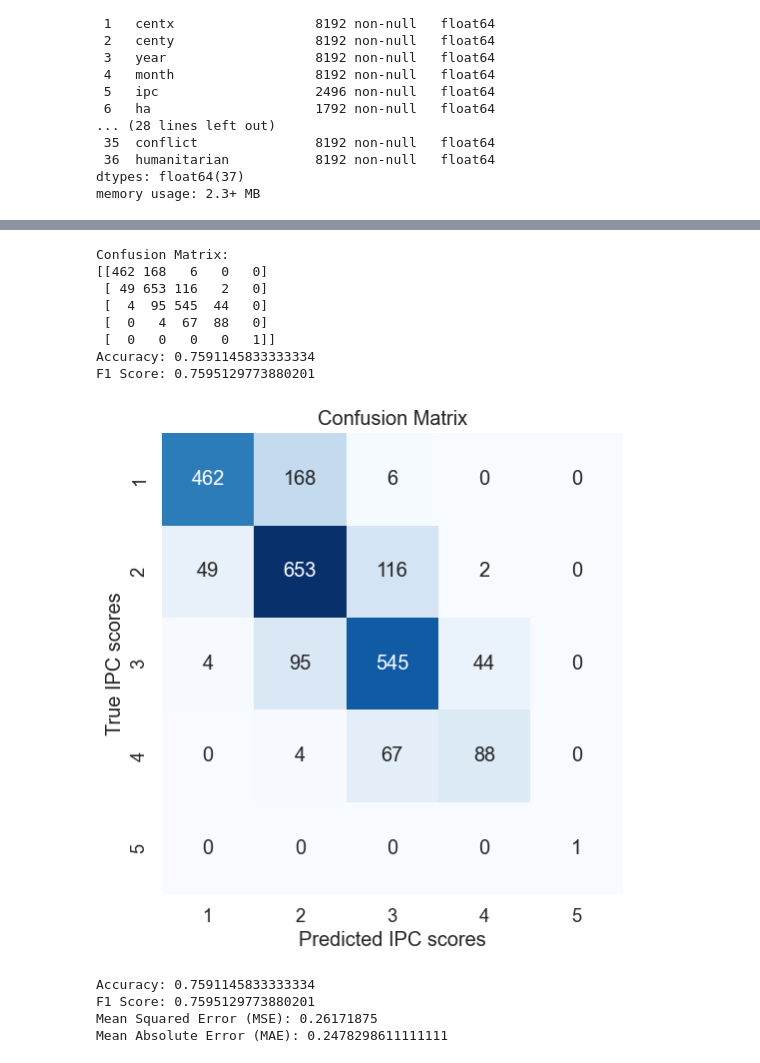
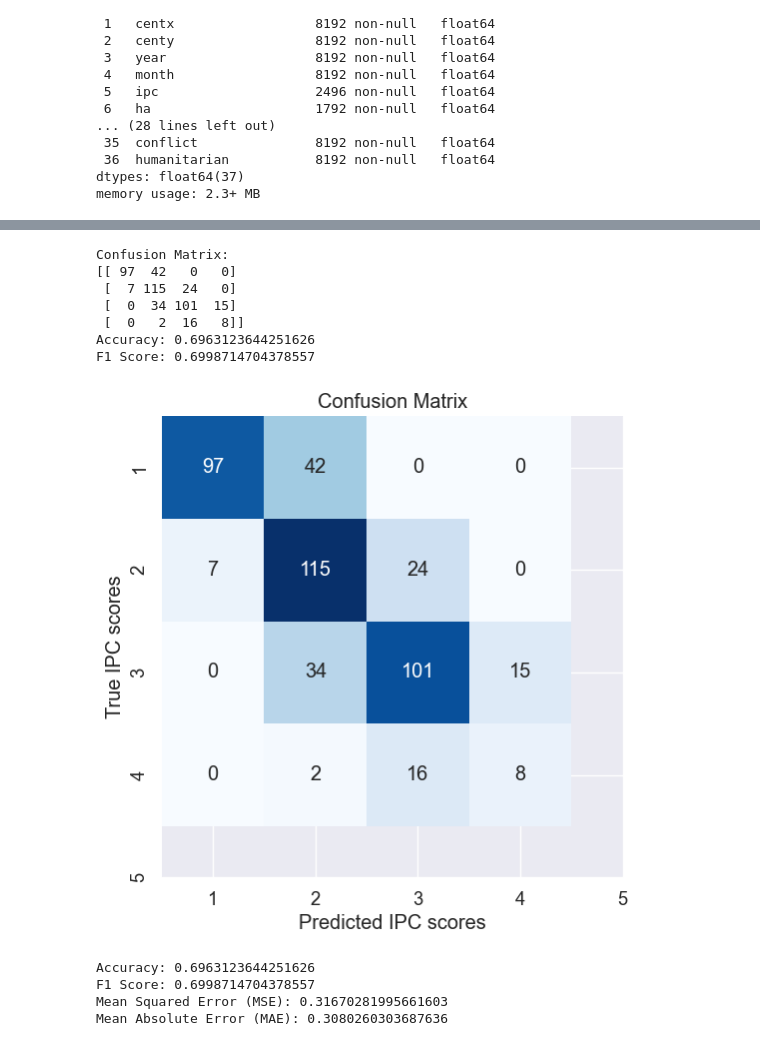
Before and after one commit to EKarasevnl/DC3-Group-13, a Jupyter notebook: predictions_modified.ipynb, the cells around one changed output, grey strips where cells are left out. Drawn from its saved outputs; the diff is of its cells as text; code cells hidden in the pictures.

```diff
--- a/predictions_modified.ipynb
+++ b/predictions_modified.ipynb
@@ -593,10 +564,12 @@ class HungerModel(nn.Module):
     def __init__(self, input_size, num_classes):
         super(HungerModel, self).__init__()
         self.linear_layer_1 = nn.Linear(input_size, 64)
+        self.relu = nn.ReLU()
         self.linear_layer_2 = nn.Linear(64, num_classes)
 
     def forward(self, x):
-        x = torch.relu(self.linear_layer_1(x))
+        x = self.linear_layer_1(x)
+        x = self.relu(x)
         x = self.linear_layer_2(x)
         return x
 
@@ -694,7 +668,7 @@ combined_dataset = ConcatDataset([
 combined_loader = DataLoader(combined_dataset, batch_size=64, shuffle=False)
 
 with torch.no_grad():
-    for batch in combined_loader:
+    for batch in test_loader:
         inputs, labels = batch
         outputs = model(inputs)
         # Apply softmax and get predicted classes using argmax
@@ -720,45 +694,44 @@ print("F1 Score:", f1)
 # Calculate MSE and MAE
 # Calculate MSE and MAE
 
 # Create a confusion matrix heatmap
 plt.figure(figsize=(8, 6))
 sns.set(font_scale=1.2)  # Adjust font size if needed
 sns.heatmap(confusion, annot=True, fmt='d', cmap='Blues', cbar=False, square=True,
             xticklabels=[str(i+1) for i in range(num_classes)],
             yticklabels=[str(i+1) for i in range(num_classes)])
 plt.xlabel('Predicted IPC scores')
 plt.ylabel('True IPC scores')
 plt.title('Confusion Matrix')
 plt.show()
 
 print("Accuracy:", accuracy)
 print("F1 Score:", f1)
 # ... (remaining code for MSE and MAE)
 
 # Convert true_labels to one-hot encoded format
 num_classes = 5  # Assuming you have 5 classes
 true_labels_onehot = np.zeros((len(true_labels), num_classes))
 true_labels_onehot[np.arange(len(true_labels)), true_labels] = 1
 
 mse = np.mean(np.square(np.array(predicted_labels) - [i[0] for i in true_labels]))
 mae = np.mean(np.abs(np.array(predicted_labels) - [i[0] for i in true_labels]))
 
 print("Mean Squared Error (MSE):", mse)
 print("Mean Absolute Error (MAE):", mae)
 # %% [output]
 Confusion Matrix:
-[[462 168   6   0   0]
- [ 49 653 116   2   0]
- [  4  95 545  44   0]
- [  0   4  67  88   0]
- [  0   0   0   0   1]]
-Accuracy: 0.7591145833333334
-F1 Score: 0.7595129773880201
+[[ 97  42   0   0]
+ [  7 115  24   0]
+ [  0  34 101  15]
+ [  0   2  16   8]]
+Accuracy: 0.6963123644251626
+F1 Score: 0.6998714704378557
-[figure, old version]
+[figure, new version]
-Accuracy: 0.7591145833333334
-F1 Score: 0.7595129773880201
-Mean Squared Error (MSE): 0.26171875
-Mean Absolute Error (MAE): 0.2478298611111111
+Accuracy: 0.6963123644251626
+F1 Score: 0.6998714704378557
+Mean Squared Error (MSE): 0.31670281995661603
+Mean Absolute Error (MAE): 0.3080260303687636
 # %%
 from seaborn import kdeplot, histplot
 
```
Also changed, not shown: parts of 14 cells of this notebook, 4 other files.
